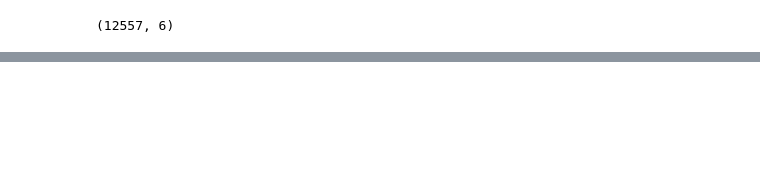
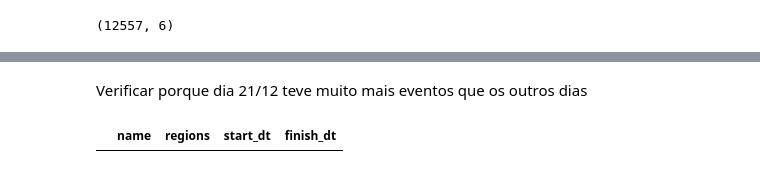
Before and after one commit to ezodia1/testeab, a Jupyter notebook: teste_ab.ipynb, the cells around one changed output, grey strips where cells are left out. Cells and saved outputs as stored; diff of their text form; code cells hidden in the pictures; blank space fills up the shorter version.

```diff
--- a/teste_ab.ipynb
+++ b/teste_ab.ipynb
@@ -285,0 +320,11 @@ df_participants_eu_recomender.shape()
+# %% [markdown]
+Verificar porque dia 21/12 teve muito mais eventos que os outros dias
+# %%
+data = pd.Timestamp('2020-12-21').date()
+
+df_marketing[
+    (df_marketing['start_dt'].dt.date <= data) &
+    (df_marketing['finish_dt'].dt.date >= data)
+]
+# %% [output]
+|  | name | regions | start_dt | finish_dt |
```
Also changed, not shown: parts of 14 cells of this notebook.
